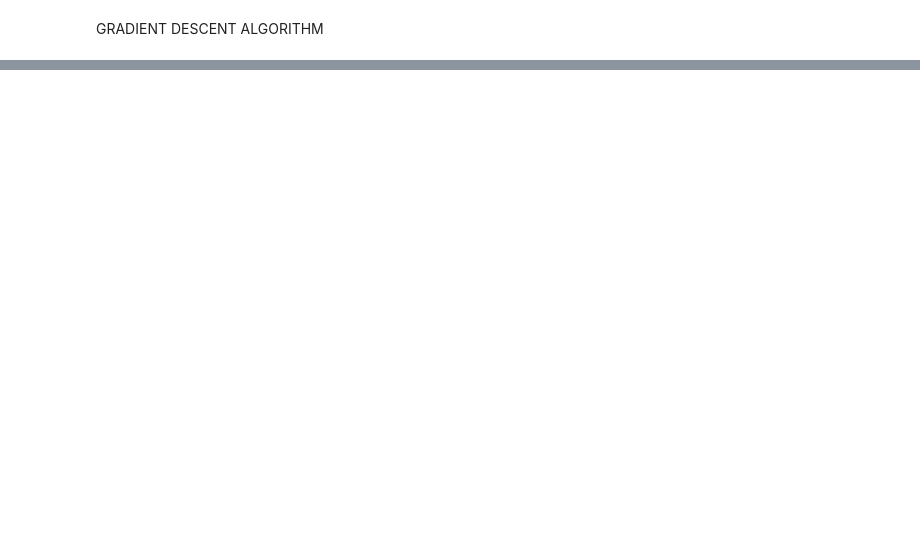
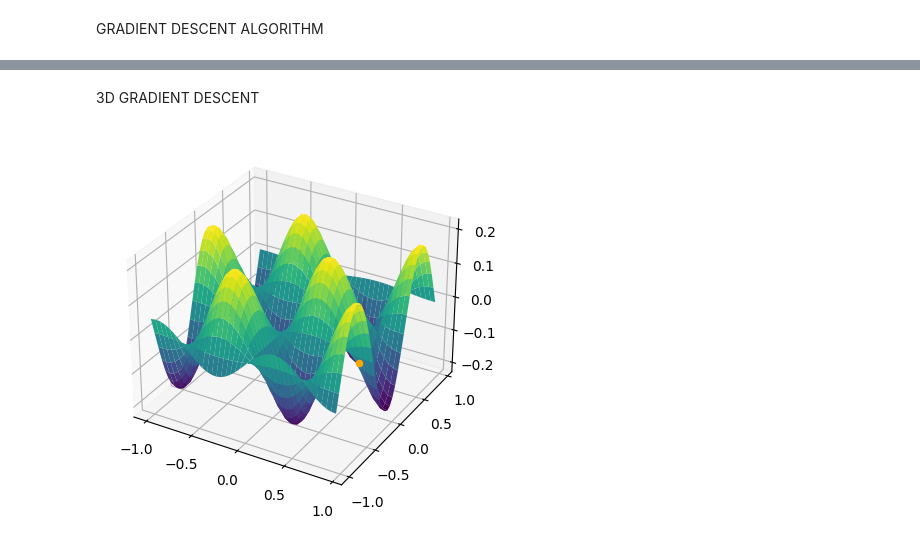
Before and after one commit to Jayesh-Ah/ME228-DS-ML, a Jupyter notebook: optimization.ipynb, the cells around one changed output, grey strips where cells are left out. Cells and saved outputs as stored; diff of their text form; code cells hidden in the pictures; blank space fills up the shorter version.

Commit message:
Kaggle Notebook | Optimization | Version 2

```diff
--- a/optimization.ipynb
+++ b/optimization.ipynb
@@ -20,0 +62,75 @@ GRADIENT DESCENT ALGORITHM
+# %% [markdown]
+3D GRADIENT DESCENT
+# %%
+import numpy as np
+import matplotlib.pyplot as plt
+from mpl_toolkits.mplot3d import Axes3D
+from IPython.display import display, clear_output
+
+# Define the mathematical function for the surface
+def z_function(x, y):
+    return np.sin(5*x) * np.cos(5*y) / 5
+
+# Calculate the gradient of the function at a given point (x, y)
+def calc_gradient(x, y):
+    return np.cos(5*x) * np.cos(5*y), -np.sin(5*x) * np.sin(5*y)
+
+# Generate x and y values for the surface plot
+x = np.arange(-1, 1, 0.05)
+y = np.arange(-1, 1, 0.05)
+
+# Create a grid of (x, y) values
+X, Y = np.meshgrid(x, y)
+
+# Calculate the initial values of the function for the surface plot
+Z = z_function(X, Y)
+
+# Set the initial position for gradient descent
+current_pos = (0.7, 0.4, z_function(0.7, 0.4))
+
+# Set the learning rate for gradient descent
+learning_rate = 0.1
+
+# Create a 3D plot
+fig = plt.figure()
+ax = fig.add_subplot(projection="3d", computed_zorder=False)
+
+# Perform gradient descent for a specified number of iterations
+for _ in range(20):
+    # Calculate the gradient at the current position
+    X_derivative, Y_derivative = calc_gradient(current_pos[0], current_pos[1])
+
+    # Update the position using gradient descent
+    X_new, Y_new = current_pos[0] - learning_rate * X_derivative, current_pos[1] - learning_rate * Y_derivative
+    current_pos = (X_new, Y_new, z_function(X_new, Y_new))
+
+    # Find the indices in the grid corresponding to the updated coordinates
+    x_idx = np.argmin(np.abs(x - X_new))
+    y_idx = np.argmin(np.abs(y - Y_new))
+
+    # Update the Z values for the specific point in the grid
+    Z[x_idx, y_idx] = z_function(X_new, Y_new)
+
+    # Plot the surface
+    ax.plot_surface(X, Y, Z, cmap="viridis")
+
+    # Plot the current position as an orange-colored point
+    ax.scatter(current_pos[0], current_pos[1], current_pos[2], color="orange", zorder=1)
+
+    # Display the plot in the notebook
+    display(fig)
+    clear_output(wait=True)
+
+    # Pause to show the plot for a short time
+    plt.pause(0.01)
+
+    # Clear the plot for the next iteration
+    ax.clear()
+
+# Close the plot at the end
+plt.close(fig)
+
+
+## SEE THE ANIMATION IN THE FINAL OUTPUT
+# %% [output]
+[figure, added]
```
Also changed, not shown: parts of 1 cell of this notebook.
